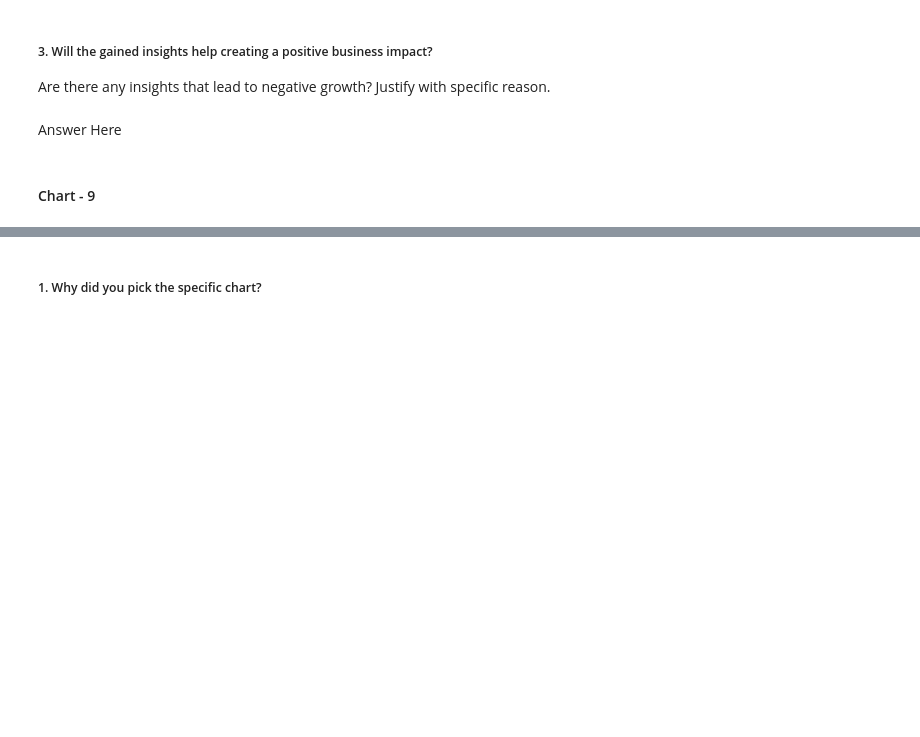
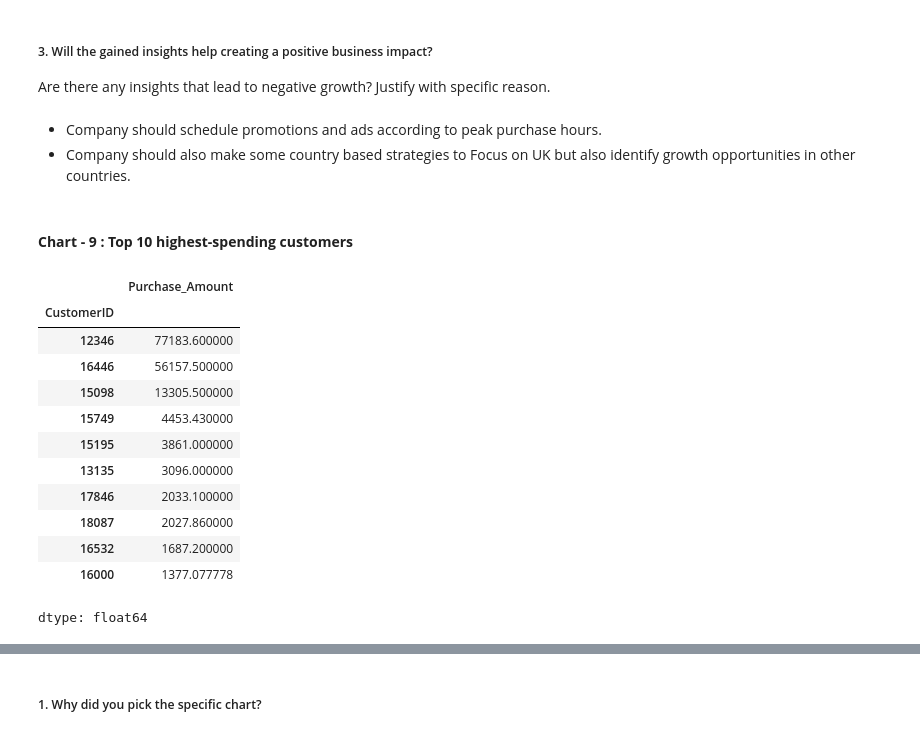
Before and after one commit to akshat-mishra-ds/Myntra-Online-Retail-Customer-Segmentation, a Jupyter notebook: Myntra_Online_Retail_Customer_Segmentation.ipynb, the cells around one changed output, grey strips where cells are left out. Drawn from its saved outputs; the diff is of its cells as text; code cells hidden in the pictures; blank space fills up the shorter version.

```diff
--- a/Myntra_Online_Retail_Customer_Segmentation.ipynb
+++ b/Myntra_Online_Retail_Customer_Segmentation.ipynb
@@ -575,7 +579,8 @@ Answer Here
 # %% [markdown]
 ##### 3. Will the gained insights help creating a positive business impact?
 Are there any insights that lead to negative growth? Justify with specific reason.
-# %% [markdown]
-Answer Here
+# %% [markdown]
+- Company should schedule promotions and ads according to peak purchase hours.
+- Company should also make some country based strategies to Focus on UK but also identify growth opportunities in other countries.
 # %% [markdown]
-#### Chart - 9
+#### **Chart - 9 : Top 10 highest-spending customers**
@@ -583,0 +587,17 @@ Answer Here
+# %%
+# Chart - 9 : Average Purchase amount of customers
+Myntra_df.groupby('CustomerID')['Purchase_Amount'].mean().sort_values(ascending=False).head(10)
+# %% [output]
+|  | Purchase_Amount |
+| CustomerID |  |
+| 12346 | 77183.600000 |
+| 16446 | 56157.500000 |
+| 15098 | 13305.500000 |
+| 15749 | 4453.430000 |
+| 15195 | 3861.000000 |
+| 13135 | 3096.000000 |
+| 17846 | 2033.100000 |
+| 18087 | 2027.860000 |
+| 16532 | 1687.200000 |
+| 16000 | 1377.077778 |
+dtype: float64
```
Also changed, not shown: parts of 20 cells of this notebook.
